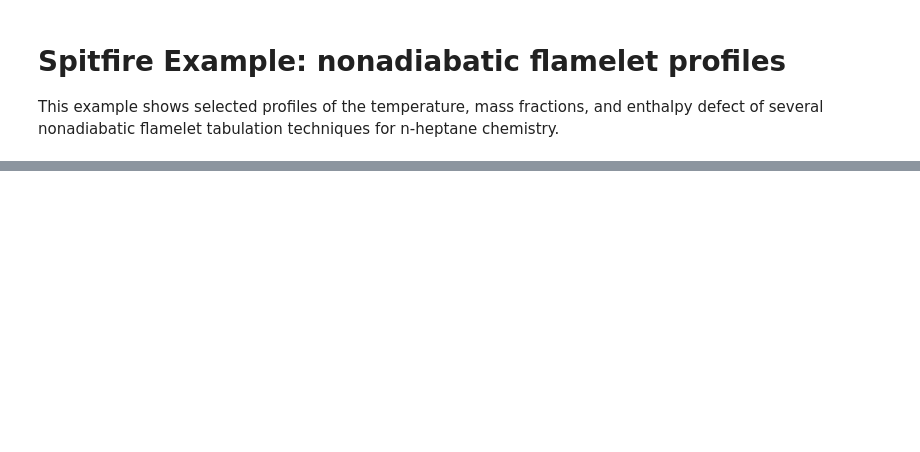
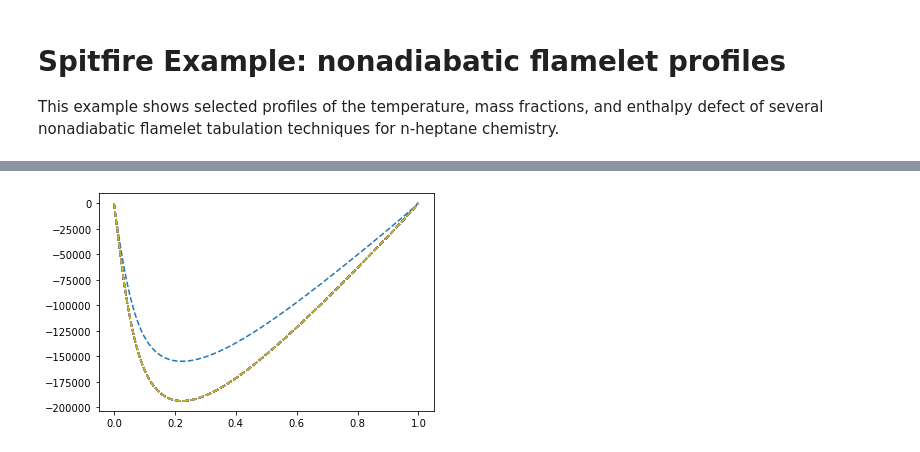
Before and after one commit to sandialabs/Spitfire, a Jupyter notebook: spitfire_demo/flamelet/example_nonadiabatic_flamelets.ipynb, the cells around one changed output, grey strips where cells are left out. Cells and saved outputs as stored; diff of their text form; code cells hidden in the pictures; blank space fills up the shorter version.

```diff
--- a/spitfire_demo/flamelet/example_nonadiabatic_flamelets.ipynb
+++ b/spitfire_demo/flamelet/example_nonadiabatic_flamelets.ipynb
@@ -6,7 +6,8 @@ This example shows selected profiles of the temperature, mass fractions, and ent
 from spitfire import (ChemicalMechanismSpec,
                       build_nonadiabatic_defect_eq_library,
                       build_nonadiabatic_defect_bs_library,
-                      build_nonadiabatic_defect_transient_slfm_library)
+                      build_nonadiabatic_defect_transient_slfm_library,
+                      build_nonadiabatic_defect_steady_slfm_library)
 import matplotlib.pyplot as plt
 import numpy as np
 
@@ -16,9 +17,4 @@ air = mech.stream(stp_air=True)
 air.TP = 300., pressure
 fuel = mech.stream('TPX', (485., pressure, 'NXC7H16:1'))
 
-flamelet_specs = {'mech_spec': mech, 'pressure': pressure,
-                  'oxy_stream': air, 'fuel_stream': fuel,
-                  'grid_points': 128}
-
-l2 = build_nonadiabatic_defect_bs_library(flamelet_specs, verbose=False)
-l1 = build_nonadiabatic_defect_eq_library(flamelet_specs, verbose=False)
+flamelet_specs = {'mech_spec': mech, 'oxy_stream': air, 'fuel_stream': fuel, 'grid_points': 128}
@@ -168,0 +216,8 @@ library built in  55.16 s
+# %%
+%matplotlib inline
+# plt.plot(l4.mixture_fraction_values, l4['enthalpy_defect'][:, -1, 0], '-')
+plt.plot(l4.mixture_fraction_values, l4['enthalpy_defect'][:, -1, -30:-1], '--')
+# plt.plot(l4.mixture_fraction_values, l4['enthalpy_defect'][:, -1, :], ':')
+plt.show()
+# %% [output]
+[figure, added]
```
Also changed, not shown: parts of 10 cells of this notebook, 8 other files.
